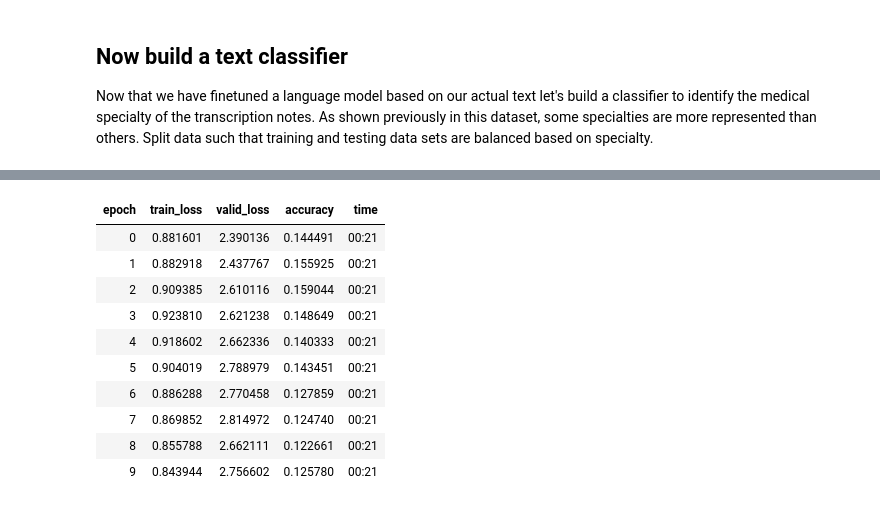
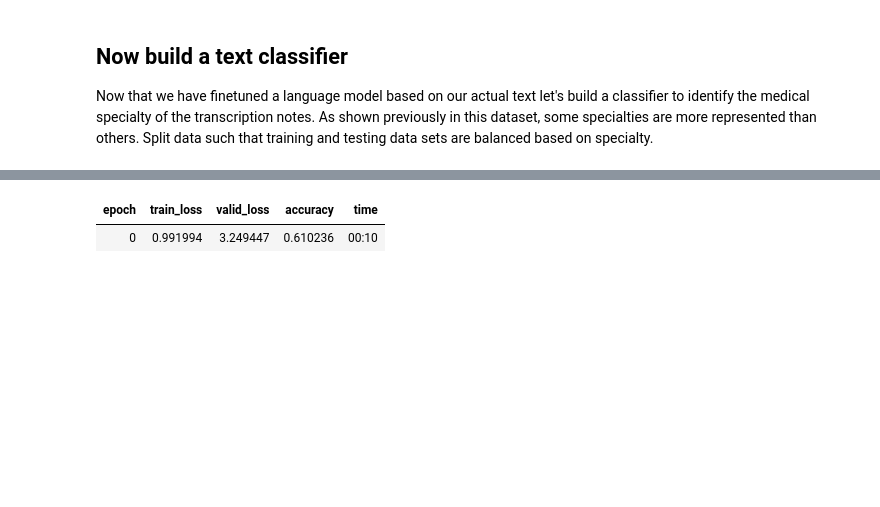
Before and after one commit to magic-lantern/coprh-nlp-2021, a Jupyter notebook: text_classification_colab.ipynb, the cells around one changed output, grey strips where cells are left out. Cells and saved outputs as stored; diff of their text form; code cells hidden in the pictures; blank space fills up the shorter version.

```diff
--- a/text_classification_colab.ipynb
+++ b/text_classification_colab.ipynb
@@ -302,6 +299,6 @@ learn = text_classifier_learner(
 # %%
 # load the encoder used for the language model - must be the same to build off language model.
-learn = learn.load_encoder('finetuned')
+learn = learn.load_encoder('lm_finetuned')
 # %%
 # attempt to find a decent learning rate for this dataset
 learn.lr_find()
@@ -312,2 +309,2 @@ SuggestedLRs(lr_min=0.04365158379077912, lr_steep=0.007585775572806597)
-# %%
-learn.fit_one_cycle(10, 3e-2)
+# %%
+learn.fit_one_cycle(1, 4e-1)
@@ -316,3 +320,3 @@ learn.save('class_part_1')
 # %%
 learn.freeze_to(-2)
-learn.fit_one_cycle(10, slice(1e-2/(2.6**4),1e-2))
+learn.fit_one_cycle(1, slice(3e-2/(2.6**4),3e-2))
@@ -321,17 +332,8 @@ learn.save('class_part_2')
 # %%
 learn.freeze_to(-3)
-learn.fit_one_cycle(10, slice(5e-3/(2.6**4),5e-3))
+learn.fit_one_cycle(1, slice(5e-3/(2.6**4),5e-3))
 # %% [output]
 | epoch | train_loss | valid_loss | accuracy | time |
-| 0 | 0.881601 | 2.390136 | 0.144491 | 00:21 |
-| 1 | 0.882918 | 2.437767 | 0.155925 | 00:21 |
-| 2 | 0.909385 | 2.610116 | 0.159044 | 00:21 |
-| 3 | 0.923810 | 2.621238 | 0.148649 | 00:21 |
-| 4 | 0.918602 | 2.662336 | 0.140333 | 00:21 |
-| 5 | 0.904019 | 2.788979 | 0.143451 | 00:21 |
-| 6 | 0.886288 | 2.770458 | 0.127859 | 00:21 |
-| 7 | 0.869852 | 2.814972 | 0.124740 | 00:21 |
-| 8 | 0.855788 | 2.662111 | 0.122661 | 00:21 |
-| 9 | 0.843944 | 2.756602 | 0.125780 | 00:21 |
+| 0 | 0.991994 | 3.249447 | 0.610236 | 00:10 |
 # %%
 learn.save('class_part_3')
```
Also changed, not shown: parts of 75 cells of this notebook.
